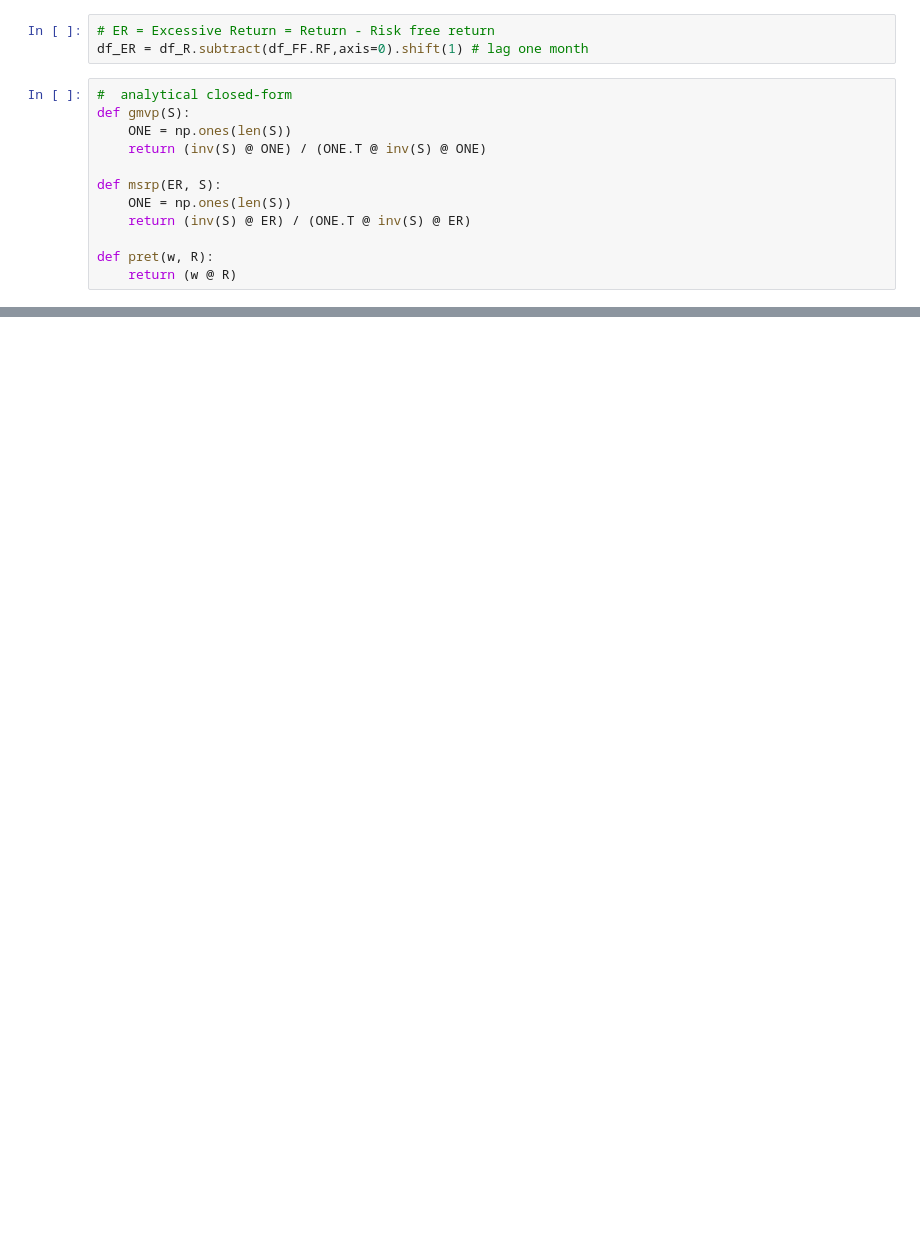
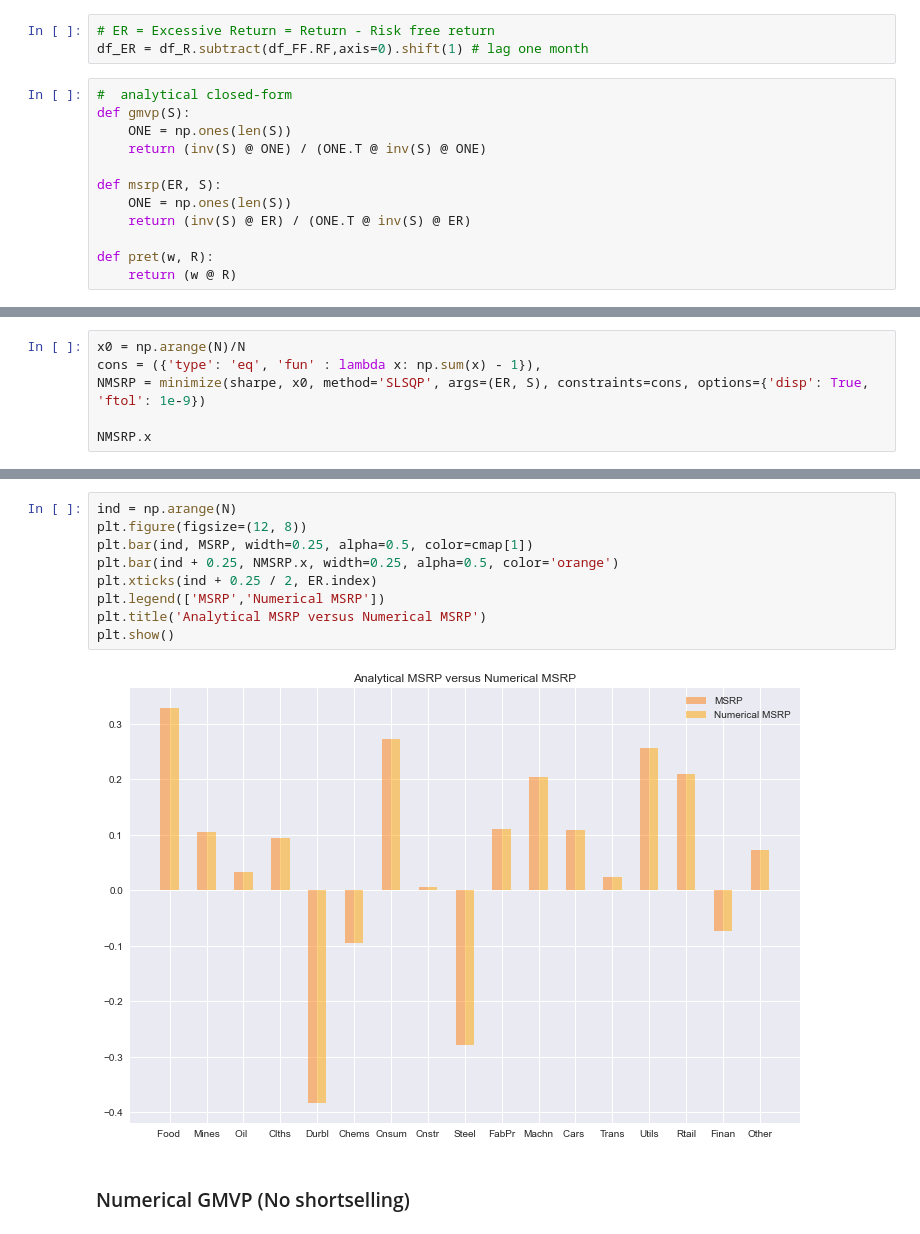
Before and after one commit to LLH07/InvestnPortfolio, a Jupyter notebook: project/part2.ipynb, the cells around one changed output, grey strips where cells are left out. Saved outputs shown, nothing was run; the diff lists cells and outputs as text; blank space fills up the shorter version.

```diff
--- a/project/part2.ipynb
+++ b/project/part2.ipynb
@@ -55,0 +127,6 @@ def pret(w, R):
+# %%
+x0 = np.arange(N)/N
+cons = ({'type': 'eq', 'fun' : lambda x: np.sum(x) - 1}),
+NMSRP = minimize(sharpe, x0, method='SLSQP', args=(ER, S), constraints=cons, options={'disp': True, 'ftol': 1e-9})
+
+NMSRP.x
@@ -55,0 +143,13 @@ def pret(w, R):
+# %%
+ind = np.arange(N)
+plt.figure(figsize=(12, 8))
+plt.bar(ind, MSRP, width=0.25, alpha=0.5, color=cmap[1])
+plt.bar(ind + 0.25, NMSRP.x, width=0.25, alpha=0.5, color='orange')
+plt.xticks(ind + 0.25 / 2, ER.index)
+plt.legend(['MSRP','Numerical MSRP'])
+plt.title('Analytical MSRP versus Numerical MSRP')
+plt.show()
+# %% [output]
+[figure, added]
+# %% [markdown]
+### Numerical GMVP (No shortselling)
```
Also changed, not shown: parts of 24 cells of this notebook, 7 other files.
